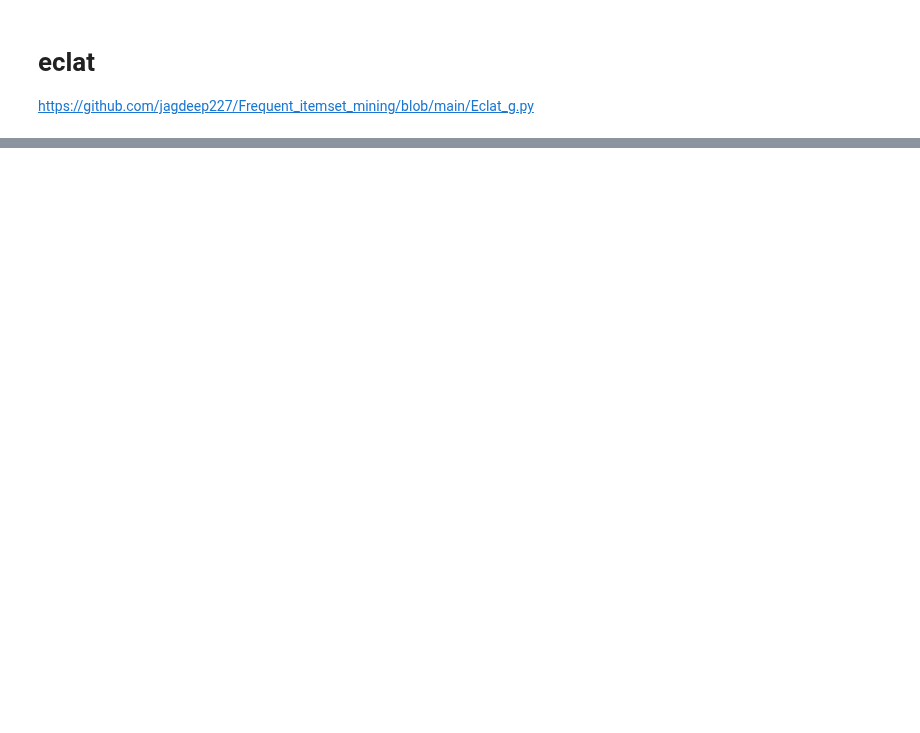
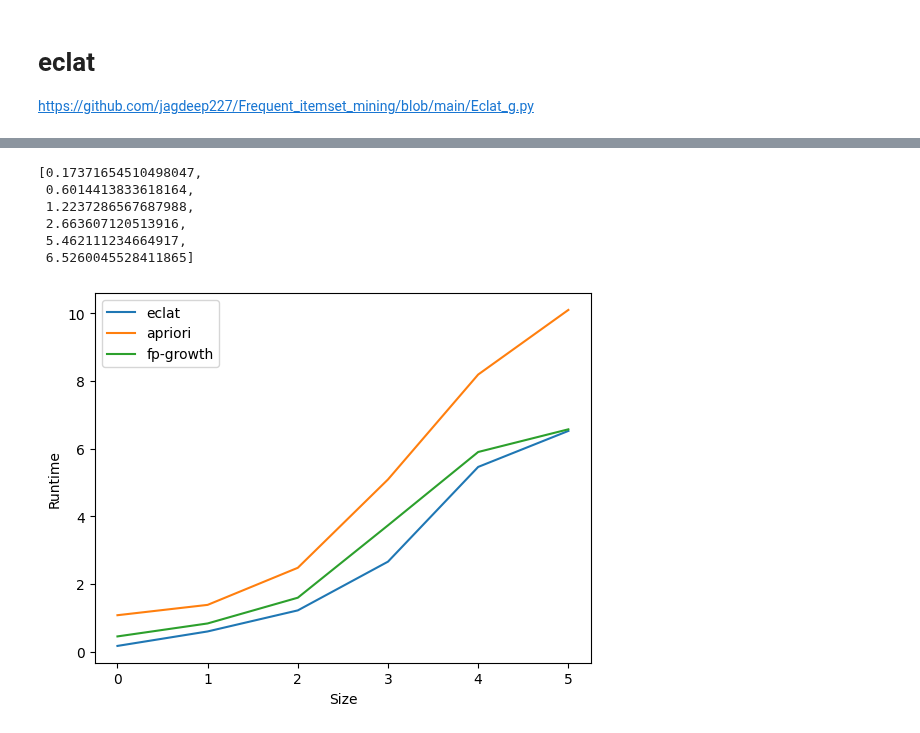
Before and after one commit to NicoloAvesani/Finding-Frequent-Itemsets-, a Jupyter notebook: that's_good_OK_APRIORI,_FP_GROWTH_and_ECLAT.ipynb, the cells around one changed output, grey strips where cells are left out. Cells and saved outputs as stored; diff of their text form; code cells hidden in the pictures; blank space fills up the shorter version.

```diff
--- a/that's_good_OK_APRIORI,_FP_GROWTH_and_ECLAT.ipynb
+++ b/that's_good_OK_APRIORI,_FP_GROWTH_and_ECLAT.ipynb
@@ -638,3 +833,22 @@ def eclat(prefix, items, dict_id ,minsup,cnt):
+# %%
+runtime_eclat
+# %% [output]
+[0.17371654510498047,
+ 0.6014413833618164,
+ 1.2237286567687988,
+ 2.663607120513916,
+ 5.462111234664917,
+ 6.5260045528411865]
+# %%
+plt.plot(runtime_eclat, label='eclat')
+plt.plot(runtime_apriori, label='apriori')
+plt.plot(runtime_fpgrowth, label='fp-growth')
+plt.xlabel('Size')  # Updated x-label syntax
+plt.ylabel('Runtime')  # Updated y-label syntax
+plt.legend()
+plt.show()
+# %% [output]
+[figure, added]
 # %%
 # Dataset
 dataset = new_array
```
Also changed, not shown: parts of 20 cells of this notebook.
